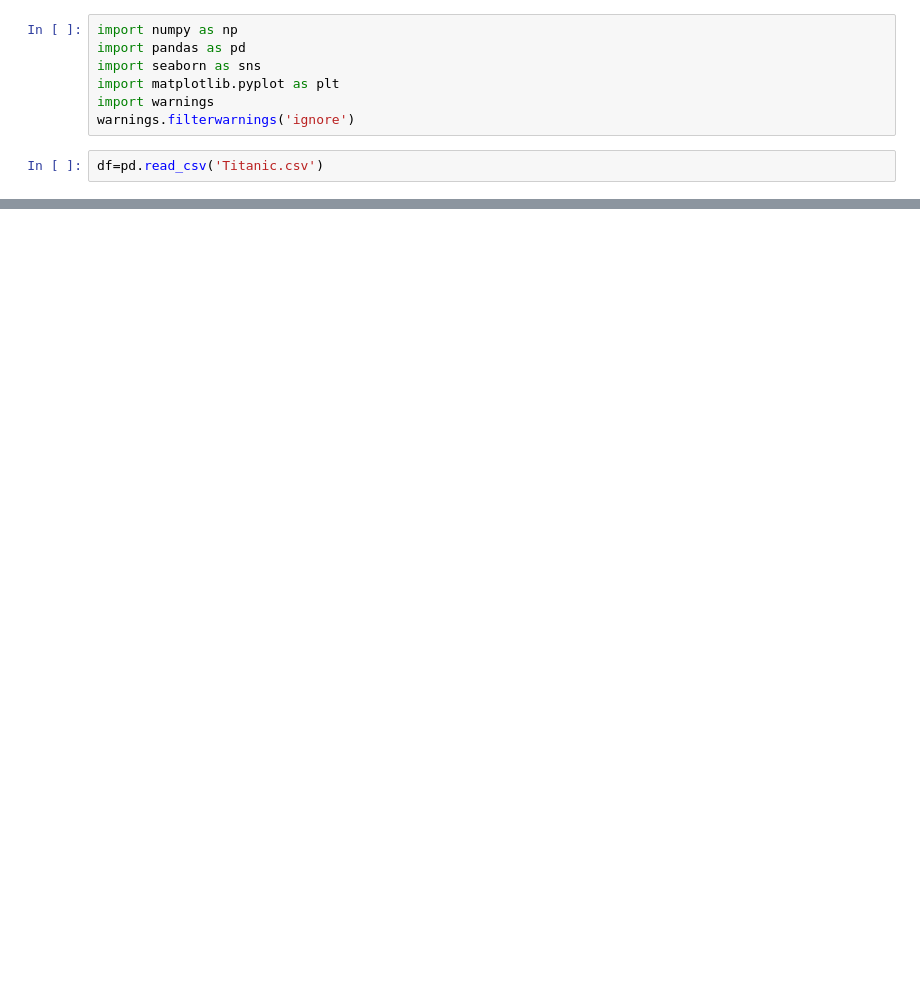
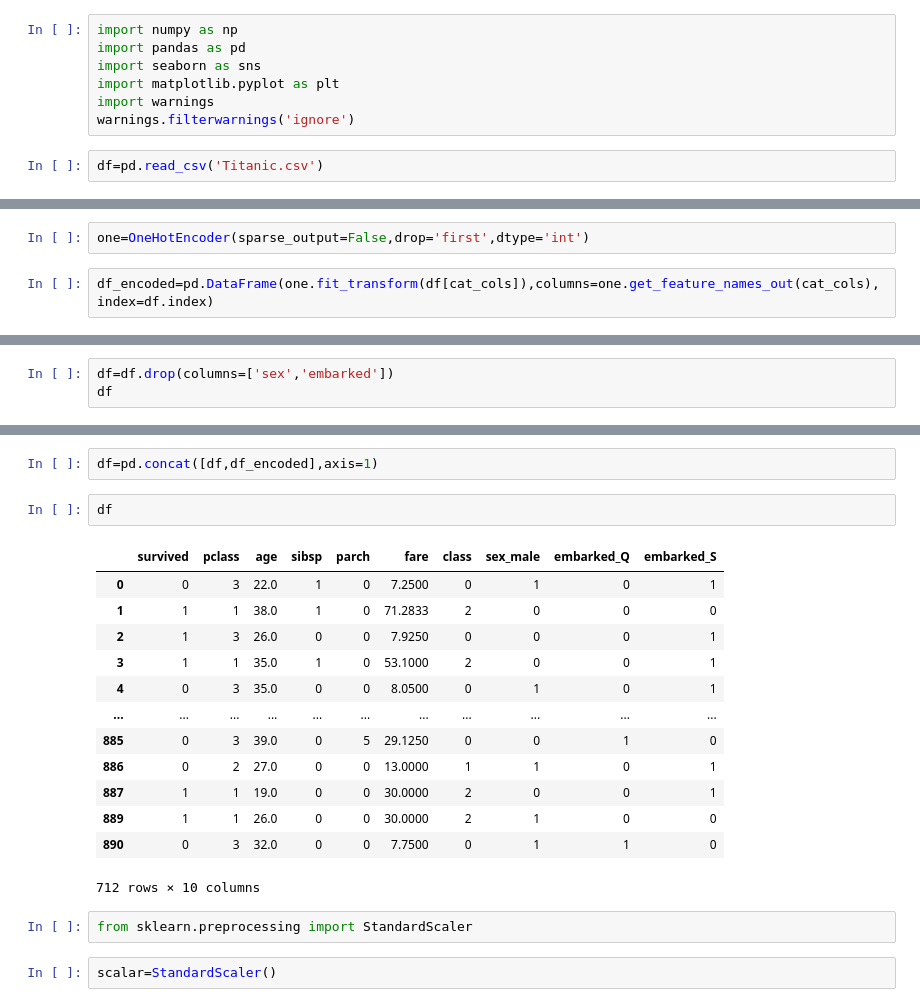
Before and after one commit to Rohit2209Raj/100_Days_of_Machine_Learning_new, a Jupyter notebook: Feature Engineering/1.Scaling/3.CategoricalEncoding/3.One Hot Encoder/OneHotEncoder_Titanic.ipynb, the cells around one changed output, grey strips where cells are left out. Drawn from its saved outputs; the diff is of its cells as text; blank space fills up the shorter version.

```diff
--- a/Feature Engineering/1.Scaling/3.CategoricalEncoding/3.One Hot Encoder/OneHotEncoder_Titanic.ipynb
+++ b/Feature Engineering/1.Scaling/3.CategoricalEncoding/3.One Hot Encoder/OneHotEncoder_Titanic.ipynb
@@ -23,0 +66,4 @@ df.sample(10)
+# %%
+one=OneHotEncoder(sparse_output=False,drop='first',dtype='int')
+# %%
+df_encoded=pd.DataFrame(one.fit_transform(df[cat_cols]),columns=one.get_feature_names_out(cat_cols), index=df.index)
@@ -23,0 +86,3 @@ df.sample(10)
+# %%
+df=df.drop(columns=['sex','embarked'])
+df
@@ -23,0 +103,22 @@ df.sample(10)
+# %%
+df=pd.concat([df,df_encoded],axis=1)
+# %%
+df
+# %% [output]
+|  | survived | pclass | age | sibsp | parch | fare | class | sex_male | embarked_Q | embarked_S |
+| 0 | 0 | 3 | 22.0 | 1 | 0 | 7.2500 | 0 | 1 | 0 | 1 |
+| 1 | 1 | 1 | 38.0 | 1 | 0 | 71.2833 | 2 | 0 | 0 | 0 |
+| 2 | 1 | 3 | 26.0 | 0 | 0 | 7.9250 | 0 | 0 | 0 | 1 |
+| 3 | 1 | 1 | 35.0 | 1 | 0 | 53.1000 | 2 | 0 | 0 | 1 |
+| 4 | 0 | 3 | 35.0 | 0 | 0 | 8.0500 | 0 | 1 | 0 | 1 |
+| ... | ... | ... | ... | ... | ... | ... | ... | ... | ... | ... |
+| 885 | 0 | 3 | 39.0 | 0 | 5 | 29.1250 | 0 | 0 | 1 | 0 |
+| 886 | 0 | 2 | 27.0 | 0 | 0 | 13.0000 | 1 | 1 | 0 | 1 |
+| 887 | 1 | 1 | 19.0 | 0 | 0 | 30.0000 | 2 | 0 | 0 | 1 |
+| 889 | 1 | 1 | 26.0 | 0 | 0 | 30.0000 | 2 | 1 | 0 | 0 |
+| 890 | 0 | 3 | 32.0 | 0 | 0 | 7.7500 | 0 | 1 | 1 | 0 |
+712 rows × 10 columns
+# %%
+from sklearn.preprocessing import StandardScaler
+# %%
+scalar=StandardScaler()
```
Also changed, not shown: parts of 21 cells of this notebook, 1 other file.
